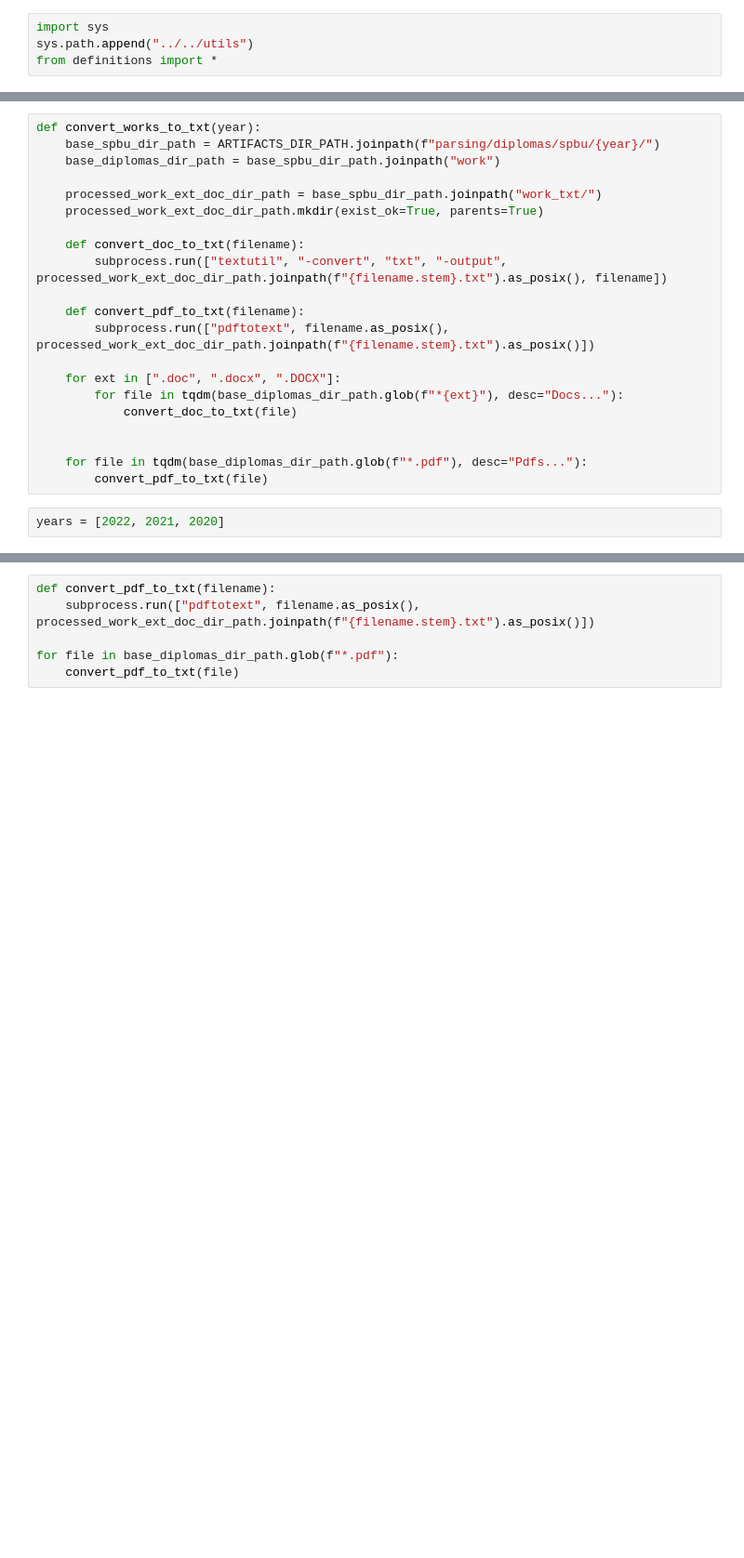
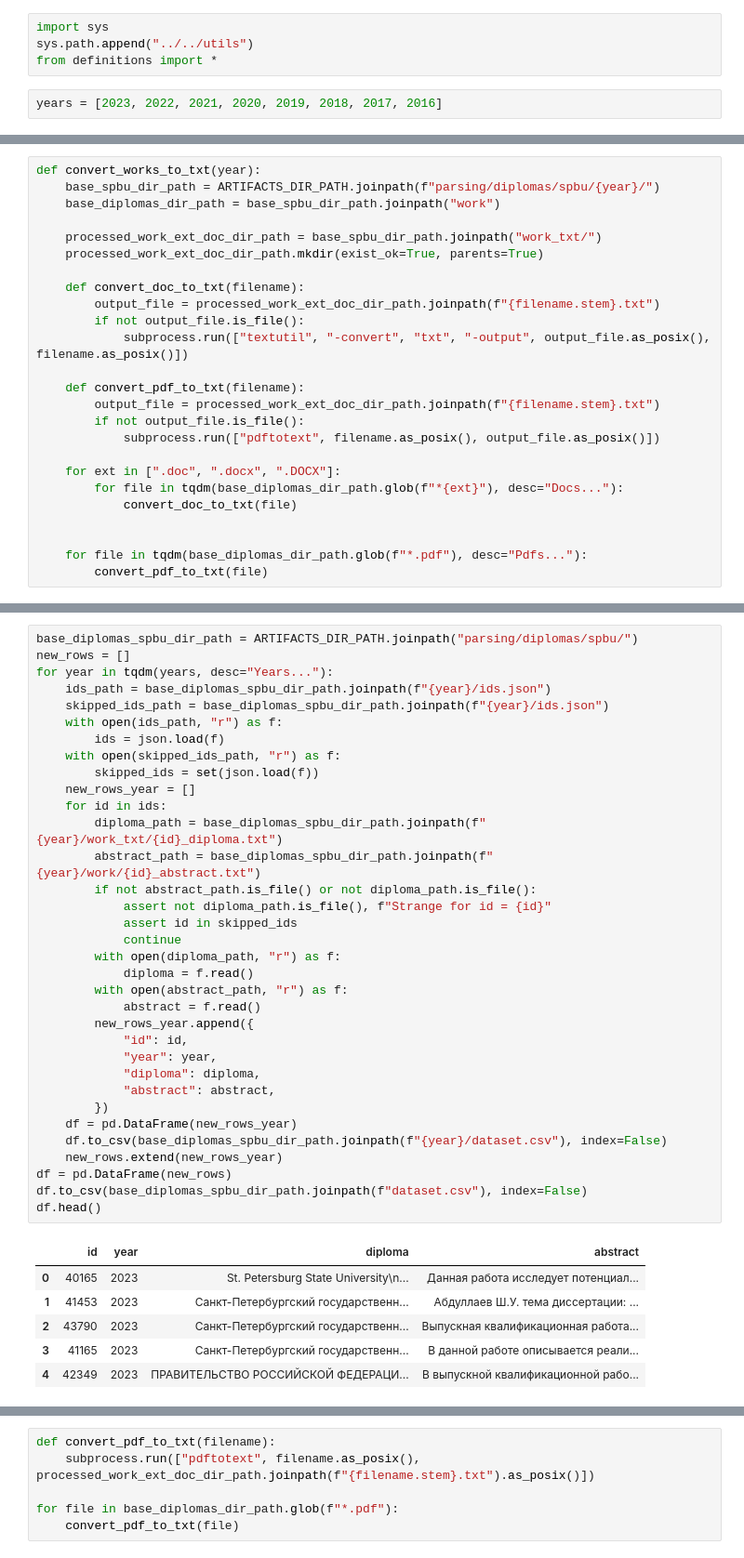
Before and after one commit to DenisovNikita/long_context_LLMs, a Jupyter notebook: src/notebooks/data_collection/process_diplomas.ipynb, the cells around one changed output, grey strips where cells are left out. Shown at 93% size. Cells and saved outputs as stored; diff of their text form; blank space fills up the shorter version.

Commit message:
Collect full spbu diplomas & filter them to remain only russian. Plus, make nice visualization of it

```diff
--- a/src/notebooks/data_collection/process_diplomas.ipynb
+++ b/src/notebooks/data_collection/process_diplomas.ipynb
@@ -4,3 +4,5 @@
 import sys
 sys.path.append("../../utils")
 from definitions import *
+# %%
+years = [2023, 2022, 2021, 2020, 2019, 2018, 2017, 2016]
@@ -13,10 +17,14 @@ def convert_works_to_txt(year):
     processed_work_ext_doc_dir_path.mkdir(exist_ok=True, parents=True)
 
     def convert_doc_to_txt(filename):
-        subprocess.run(["textutil", "-convert", "txt", "-output", processed_work_ext_doc_dir_path.joinpath(f"{filename.stem}.txt").as_posix(), filename])
+        output_file = processed_work_ext_doc_dir_path.joinpath(f"{filename.stem}.txt")
+        if not output_file.is_file():
+            subprocess.run(["textutil", "-convert", "txt", "-output", output_file.as_posix(), filename.as_posix()])
 
     def convert_pdf_to_txt(filename):
-        subprocess.run(["pdftotext", filename.as_posix(), processed_work_ext_doc_dir_path.joinpath(f"{filename.stem}.txt").as_posix()])
+        output_file = processed_work_ext_doc_dir_path.joinpath(f"{filename.stem}.txt")
+        if not output_file.is_file():
+            subprocess.run(["pdftotext", filename.as_posix(), output_file.as_posix()])
 
     for ext in [".doc", ".docx", ".DOCX"]:
         for file in tqdm(base_diplomas_dir_path.glob(f"*{ext}"), desc="Docs..."):
@@ -25,8 +33,6 @@ def convert_works_to_txt(year):
 
     for file in tqdm(base_diplomas_dir_path.glob(f"*.pdf"), desc="Pdfs..."):
         convert_pdf_to_txt(file)
-# %%
-years = [2022, 2021, 2020]
 # %%
 for year in tqdm(years, desc="Years..."):
     convert_works_to_txt(year)
@@ -32,0 +59,41 @@ for year in tqdm(years, desc="Years..."):
+# %%
+base_diplomas_spbu_dir_path = ARTIFACTS_DIR_PATH.joinpath("parsing/diplomas/spbu/")
+new_rows = []
+for year in tqdm(years, desc="Years..."):
+    ids_path = base_diplomas_spbu_dir_path.joinpath(f"{year}/ids.json")
+    skipped_ids_path = base_diplomas_spbu_dir_path.joinpath(f"{year}/ids.json")
+    with open(ids_path, "r") as f:
+        ids = json.load(f)
+    with open(skipped_ids_path, "r") as f:
+        skipped_ids = set(json.load(f))
+    new_rows_year = []
+    for id in ids:
+        diploma_path = base_diplomas_spbu_dir_path.joinpath(f"{year}/work_txt/{id}_diploma.txt")
+        abstract_path = base_diplomas_spbu_dir_path.joinpath(f"{year}/work/{id}_abstract.txt")
+        if not abstract_path.is_file() or not diploma_path.is_file():
+            assert not diploma_path.is_file(), f"Strange for id = {id}"
+            assert id in skipped_ids
+            continue
+        with open(diploma_path, "r") as f:
+            diploma = f.read()
+        with open(abstract_path, "r") as f:
+            abstract = f.read()
+        new_rows_year.append({
+            "id": id,
+            "year": year,
+            "diploma": diploma,
+            "abstract": abstract,
+        })
+    df = pd.DataFrame(new_rows_year)
+    df.to_csv(base_diplomas_spbu_dir_path.joinpath(f"{year}/dataset.csv"), index=False)
+    new_rows.extend(new_rows_year)
+df = pd.DataFrame(new_rows)
+df.to_csv(base_diplomas_spbu_dir_path.joinpath(f"dataset.csv"), index=False)
+df.head()
+# %% [output]
+|  | id | year | diploma | abstract |
+| 0 | 40165 | 2023 | St. Petersburg State University\n... | Данная работа исследует потенциал... |
+| 1 | 41453 | 2023 | Санкт-Петербургский государственн... | Абдуллаев Ш.У. тема диссертации: ... |
+| 2 | 43790 | 2023 | Санкт-Петербургский государственн... | Выпускная квалификационная работа... |
+| 3 | 41165 | 2023 | Санкт-Петербургский государственн... | В данной работе описывается реали... |
+| 4 | 42349 | 2023 | ПРАВИТЕЛЬСТВО РОССИЙСКОЙ ФЕДЕРАЦИ... | В выпускной квалификационной рабо... |
```
Also changed, not shown: parts of 25 cells of this notebook, 6 other files.
